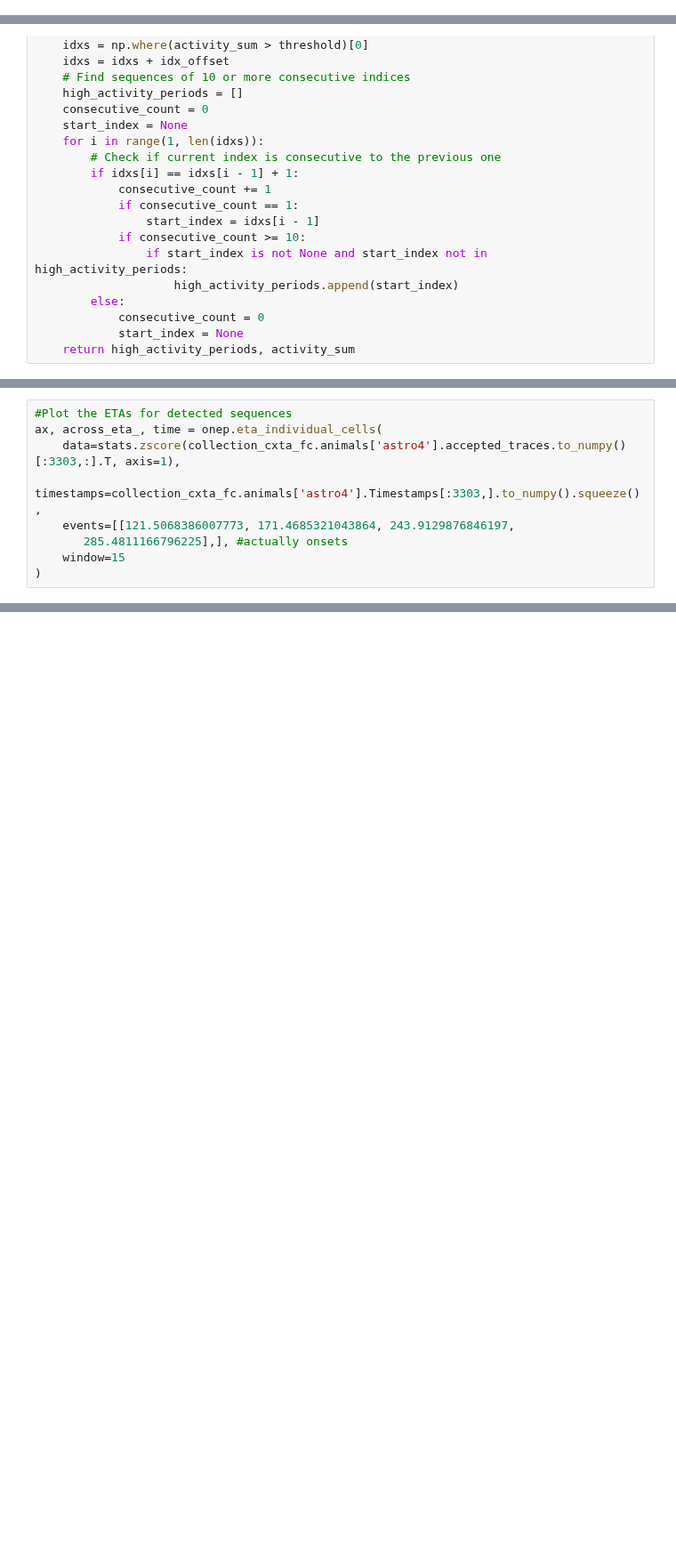
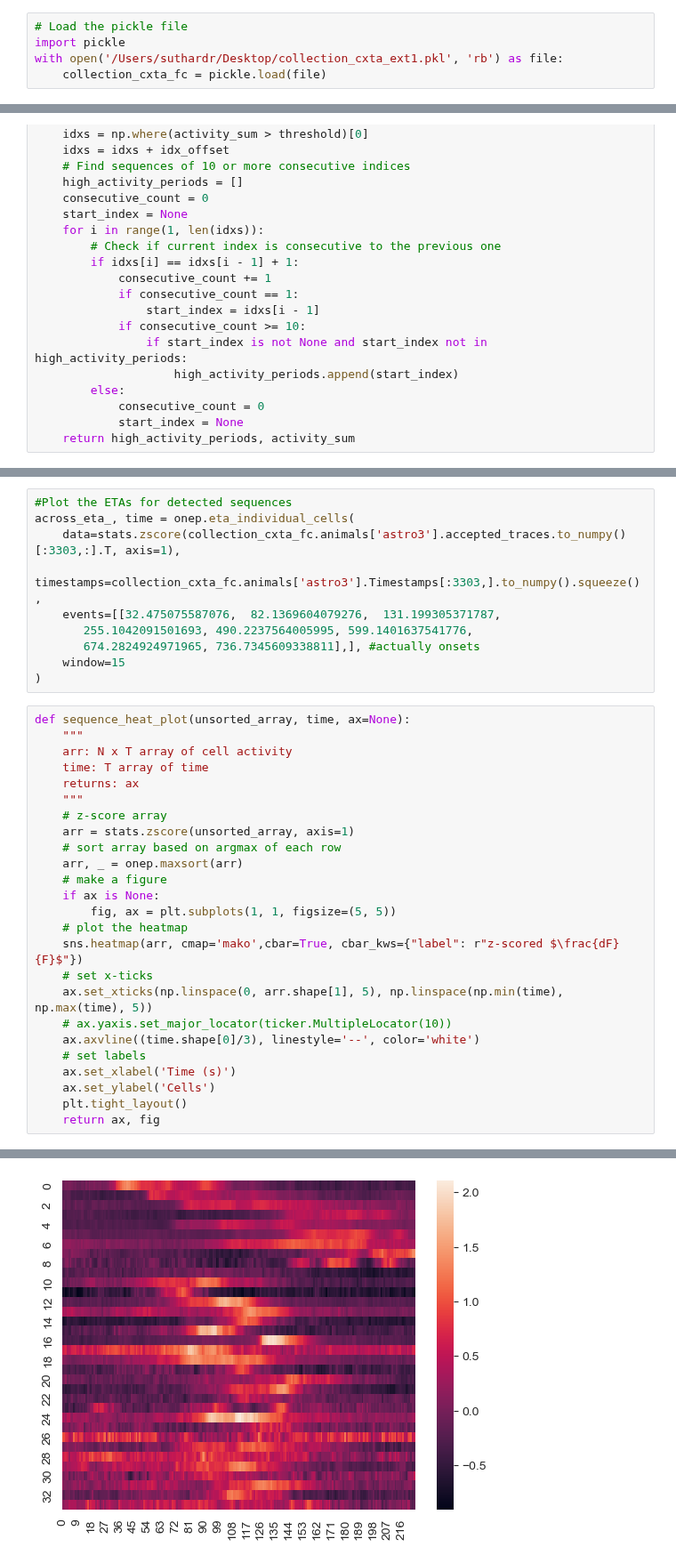
Before and after one commit to rsenne/dCA1_Paper, a Jupyter notebook: onep/Rebecca_Paper_Figures/Sequence_Detector.ipynb, the cells around one changed output, grey strips where cells are left out. Shown at 89% size. Cells and saved outputs as stored; diff of their text form; blank space fills up the shorter version.

```diff
--- a/onep/Rebecca_Paper_Figures/Sequence_Detector.ipynb
+++ b/onep/Rebecca_Paper_Figures/Sequence_Detector.ipynb
@@ -8,6 +8,11 @@ import scipy
 from scipy import stats
 import scipy.stats
 %matplotlib inline
+# %%
+# Load the pickle file
+import pickle
+with open('/Users/suthardr/Desktop/collection_cxta_ext1.pkl', 'rb') as file:
+    collection_cxta_fc = pickle.load(file)
 # %%
 #Grab the data you want from pickled files
 import pickle
@@ -160,9 +182,36 @@ plt.show()
 # %%
 #Plot the ETAs for detected sequences
-ax, across_eta_, time = onep.eta_individual_cells(
-    data=stats.zscore(collection_cxta_fc.animals['astro4'].accepted_traces.to_numpy()[:3303,:].T, axis=1),
-    timestamps=collection_cxta_fc.animals['astro4'].Timestamps[:3303,].to_numpy().squeeze(),
-    events=[[121.5068386007773, 171.4685321043864, 243.9129876846197,
-       285.4811166796225],], #actually onsets
+across_eta_, time = onep.eta_individual_cells(
+    data=stats.zscore(collection_cxta_fc.animals['astro3'].accepted_traces.to_numpy()[:3303,:].T, axis=1),
+    timestamps=collection_cxta_fc.animals['astro3'].Timestamps[:3303,].to_numpy().squeeze(),
+    events=[[32.475075587076,  82.1369604079276,  131.199305371787,
+       255.1042091501693, 490.2237564005995, 599.1401637541776,
+       674.2824924971965, 736.7345609338811],], #actually onsets
     window=15
 )
+# %%
+def sequence_heat_plot(unsorted_array, time, ax=None):
+    """
+    arr: N x T array of cell activity
+    time: T array of time
+    returns: ax
+    """
+    # z-score array
+    arr = stats.zscore(unsorted_array, axis=1)
+    # sort array based on argmax of each row
+    arr, _ = onep.maxsort(arr)
+    # make a figure
+    if ax is None:
+        fig, ax = plt.subplots(1, 1, figsize=(5, 5))
+    # plot the heatmap
+    sns.heatmap(arr, cmap='mako',cbar=True, cbar_kws={"label": r"z-scored $\frac{dF}{F}$"})
+    # set x-ticks
+    ax.set_xticks(np.linspace(0, arr.shape[1], 5), np.linspace(np.min(time), np.max(time), 5))
+    # ax.yaxis.set_major_locator(ticker.MultipleLocator(10))
+    ax.axvline((time.shape[0]/3), linestyle='--', color='white')
+    # set labels
+    ax.set_xlabel('Time (s)')
+    ax.set_ylabel('Cells')
+    plt.tight_layout()
+    return ax, fig
+# %% [output]
@@ -168,0 +219 @@ ax, across_eta_, time = onep.eta_individual_cells(
+[figure, added]
```
Also changed, not shown: parts of 3 cells of this notebook, 1 other file.
